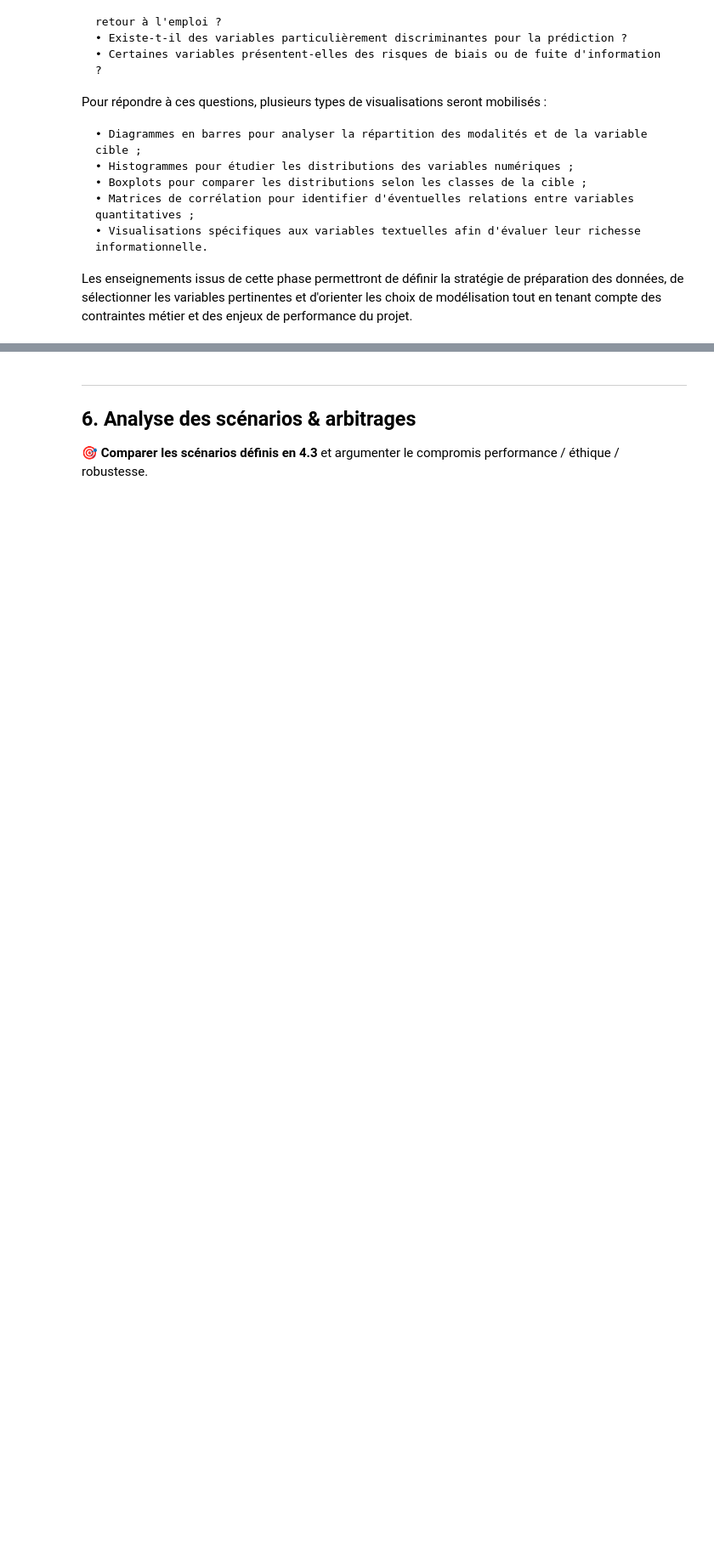
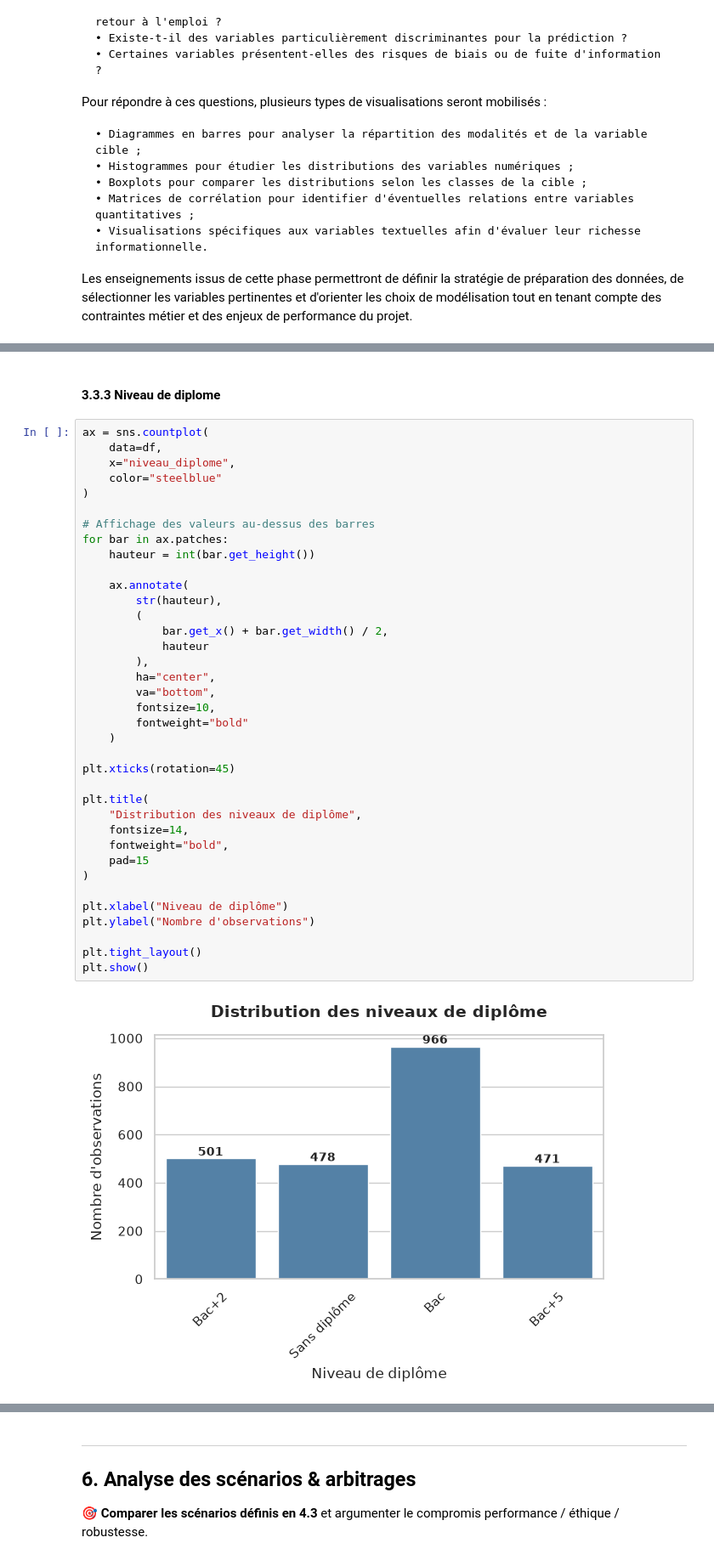
Before and after one commit to NicoH77/Atlas_CISIA_Exam_EmploymentPrediction, a Jupyter notebook: notebooks/Notebook-EmploymentPrediction.ipynb, the cells around one changed output, grey strips where cells are left out. Shown at 85% size. Saved outputs shown, nothing was run; the diff lists cells and outputs as text; blank space fills up the shorter version.

```diff
--- a/notebooks/Notebook-EmploymentPrediction.ipynb
+++ b/notebooks/Notebook-EmploymentPrediction.ipynb
@@ -238,0 +508,41 @@ Les enseignements issus de cette phase permettront de définir la stratégie de
+# %% [markdown]
+#### 3.3.3 Niveau de diplome
+# %%
+ax = sns.countplot(
+    data=df,
+    x="niveau_diplome",
+    color="steelblue"
+)
+
+# Affichage des valeurs au-dessus des barres
+for bar in ax.patches:
+    hauteur = int(bar.get_height())
+
+    ax.annotate(
+        str(hauteur),
+        (
+            bar.get_x() + bar.get_width() / 2,
+            hauteur
+        ),
+        ha="center",
+        va="bottom",
+        fontsize=10,
+        fontweight="bold"
+    )
+
+plt.xticks(rotation=45)
+
+plt.title(
+    "Distribution des niveaux de diplôme",
+    fontsize=14,
+    fontweight="bold",
+    pad=15
+)
+
+plt.xlabel("Niveau de diplôme")
+plt.ylabel("Nombre d'observations")
+
+plt.tight_layout()
+plt.show()
+# %% [output]
+[figure, added]
```
Also changed, not shown: parts of 87 cells of this notebook.
